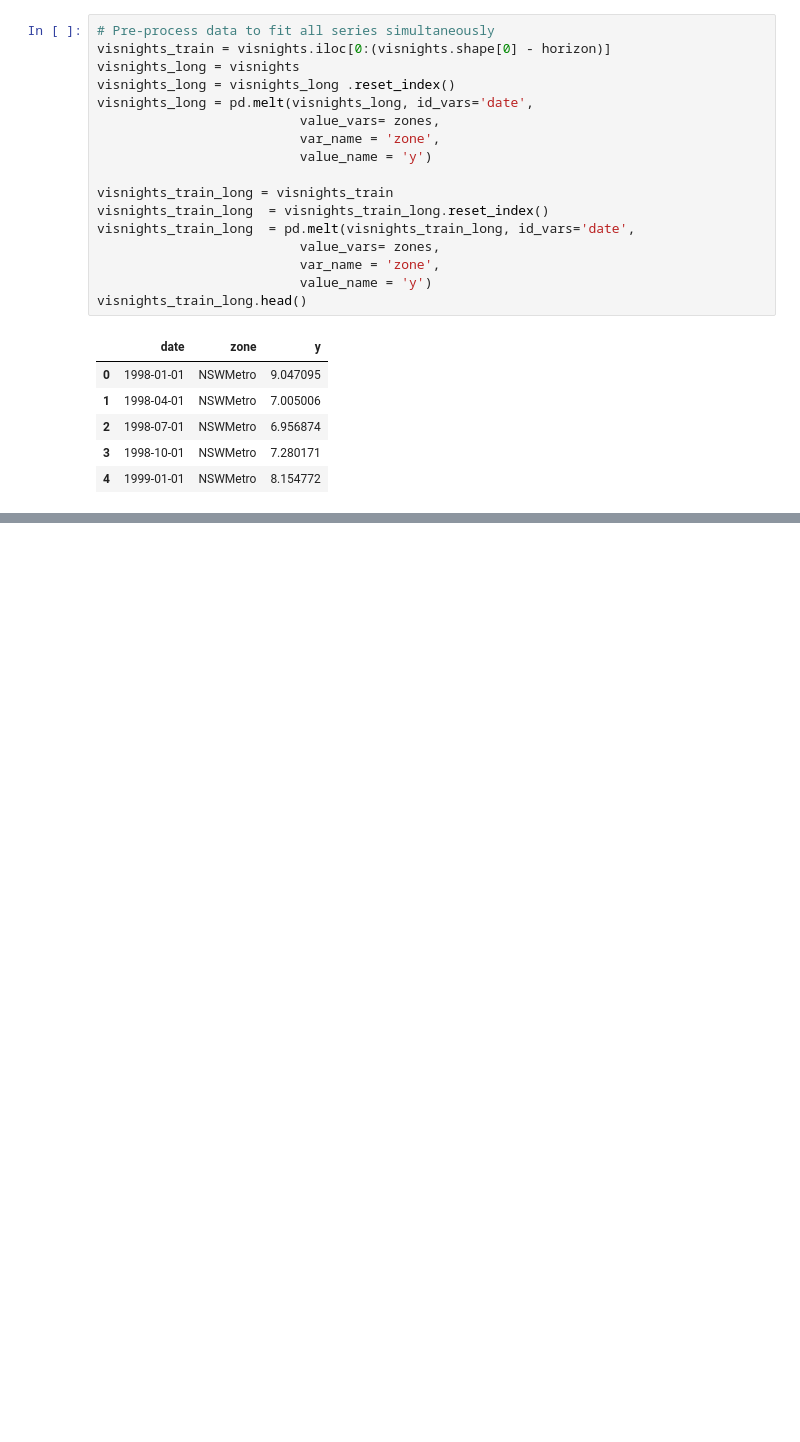
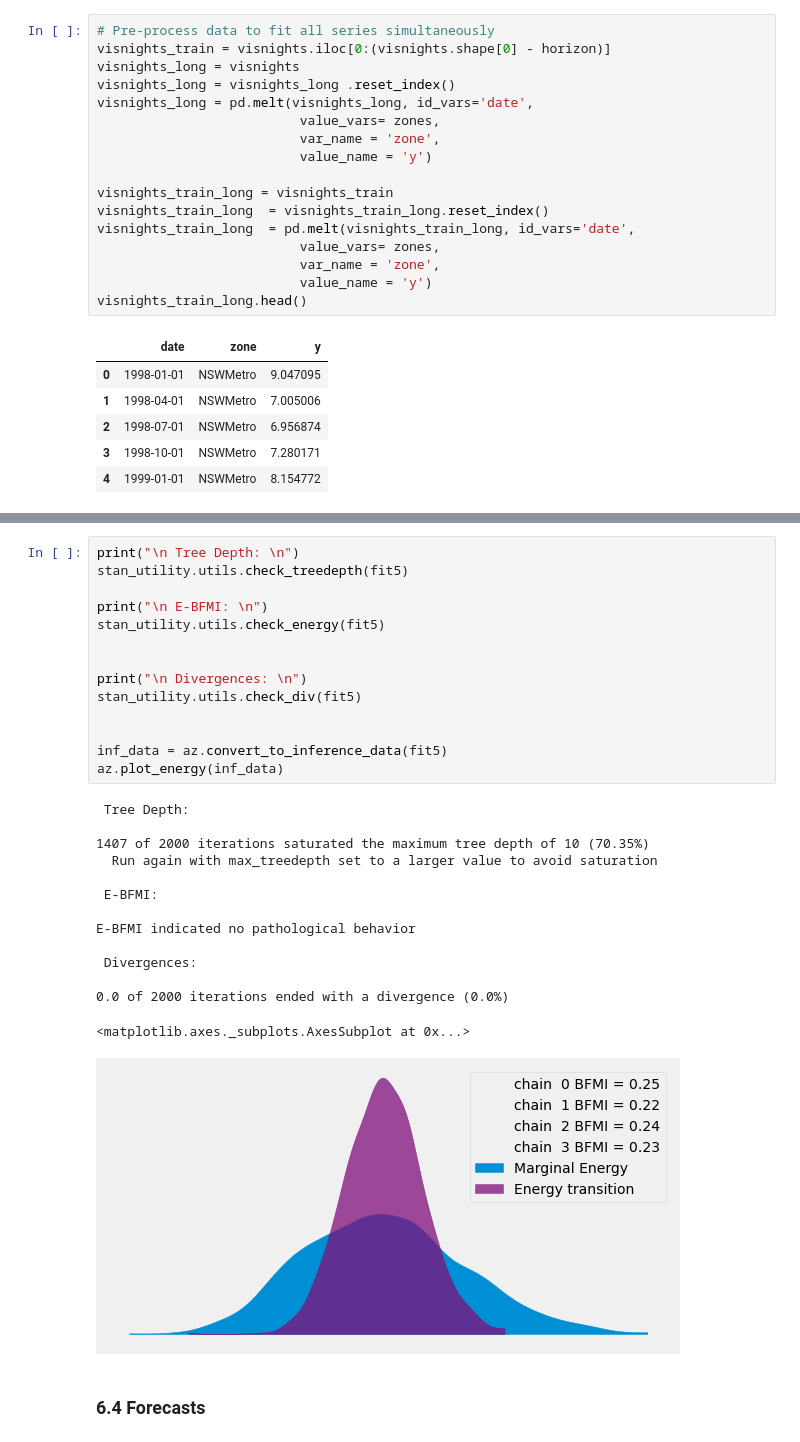
Before and after one commit to leoguelman/prophet_extension, a Jupyter notebook: notebook/Bayesian Hierarchical Time Series .ipynb, the cells around one changed output, grey strips where cells are left out. Drawn from its saved outputs; the diff is of its cells as text; blank space fills up the shorter version.

```diff
--- a/notebook/Bayesian Hierarchical Time Series .ipynb
+++ b/notebook/Bayesian Hierarchical Time Series .ipynb
@@ -662 +683,32 @@ WARNING:pystan:Run again with max_treedepth larger than 10 to avoid saturation
+# %%
+print("\n Tree Depth: \n")
+stan_utility.utils.check_treedepth(fit5)
+
+print("\n E-BFMI: \n")
+stan_utility.utils.check_energy(fit5)
+
+
+print("\n Divergences: \n")
+stan_utility.utils.check_div(fit5)
+
+
+inf_data = az.convert_to_inference_data(fit5)
+az.plot_energy(inf_data)
+# %% [output]
+ Tree Depth:
+
+1407 of 2000 iterations saturated the maximum tree depth of 10 (70.35%)
+  Run again with max_treedepth set to a larger value to avoid saturation
+
+ E-BFMI:
+
+E-BFMI indicated no pathological behavior
+
+ Divergences:
+
+0.0 of 2000 iterations ended with a divergence (0.0%)
+<matplotlib.axes._subplots.AxesSubplot at 0x...>
+[figure, added]
+# %% [markdown]
+### 6.4 Forecasts <a class="anchor" id="forecasts_64"></a>
 # %%
```
Also changed, not shown: parts of 18 cells of this notebook, 1 other file.
